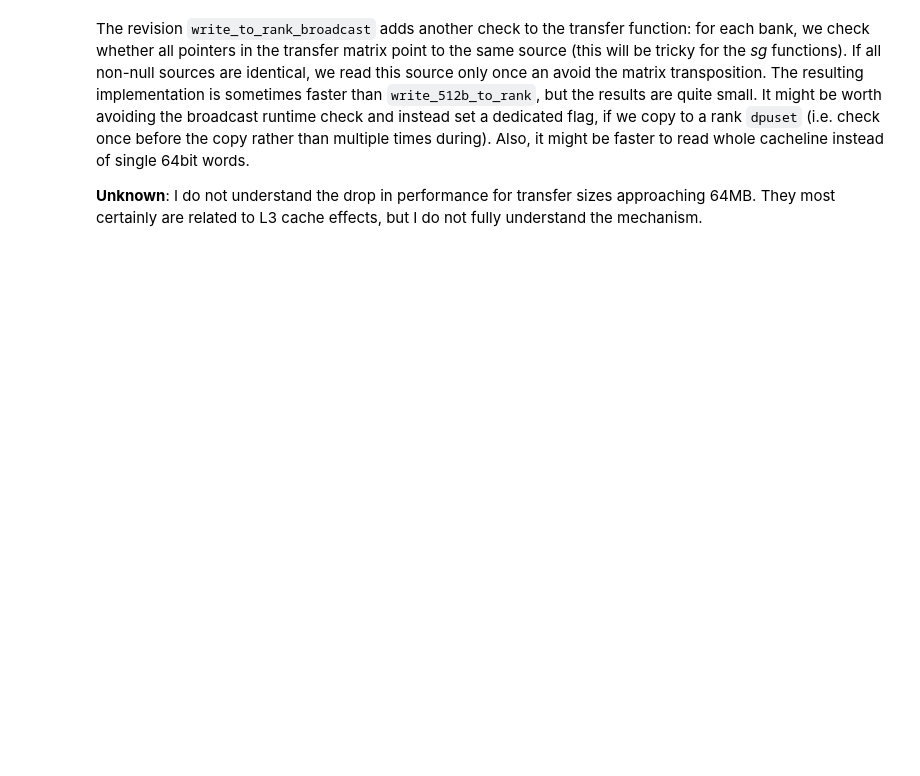
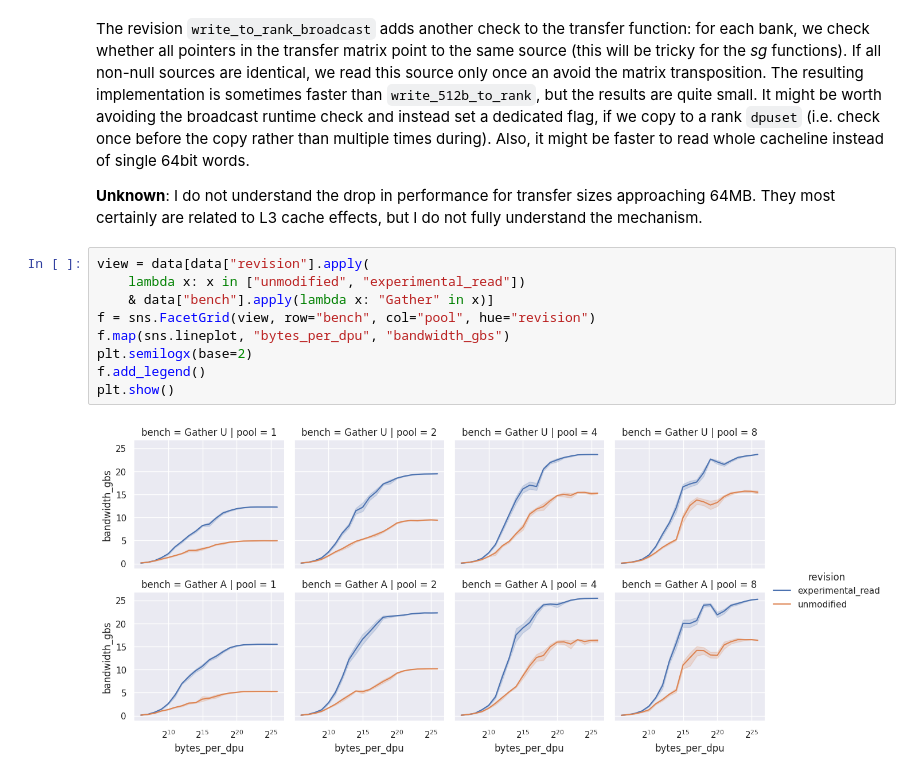
Before and after one commit to manpen/dpu-communication-bench, a Jupyter notebook: benchmark.ipynb, the cells around one changed output. Drawn from its saved outputs; the diff is of its cells as text; blank space fills up the shorter version.

Commit message:
Add gather experiment to notebook

```diff
--- a/benchmark.ipynb
+++ b/benchmark.ipynb
@@ -149,3 +149,14 @@ plt.show()
 The revision `write_to_rank_broadcast` adds another check to the transfer function: for each bank, we check whether all pointers in the transfer matrix point to the same source (this will be tricky for the _sg_ functions). If all non-null sources are identical, we read this source only once an avoid the matrix transposition. The resulting implementation is sometimes faster than `write_512b_to_rank`, but the results are quite small. It might be worth avoiding the broadcast runtime check and instead set a dedicated flag, if we copy to a rank `dpuset` (i.e. check once before the copy rather than multiple times during). Also, it might be faster to read whole cacheline instead of single 64bit words.
 
 **Unknown**: I do not understand the drop in performance for transfer sizes approaching 64MB. They most certainly are related to L3 cache effects, but I do not fully understand the mechanism.
+# %%
+view = data[data["revision"].apply(
+    lambda x: x in ["unmodified", "experimental_read"])
+    & data["bench"].apply(lambda x: "Gather" in x)]
+f = sns.FacetGrid(view, row="bench", col="pool", hue="revision")
+f.map(sns.lineplot, "bytes_per_dpu", "bandwidth_gbs")
+plt.semilogx(base=2)
+f.add_legend()
+plt.show()
+# %% [output]
+[figure, added]
```
Also changed, not shown: parts of 2 cells of this notebook, 2 other files.
